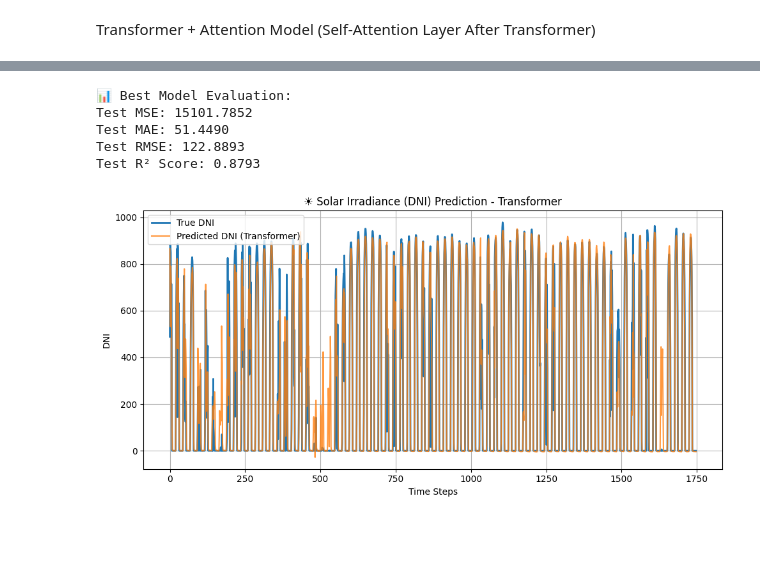
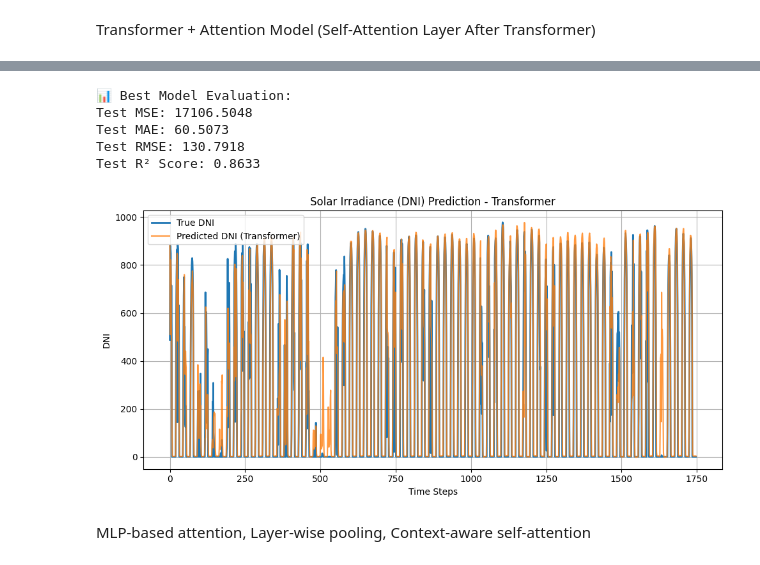
Before and after one commit to maimuna-noshin/Solar-irradiance-Load-demand-EV-demand-prediction-for-cost-effective-energy-flow, a Jupyter notebook: GRU_SOLAR.ipynb, the cells around one changed output, grey strips where cells are left out. Saved outputs shown, nothing was run; the diff lists cells and outputs as text; code cells hidden in the pictures; blank space fills up the shorter version.

Commit message:
attention layer updated

```diff
--- a/GRU_SOLAR.ipynb
+++ b/GRU_SOLAR.ipynb
@@ -863,7 +865,7 @@ class AttentionPooling(nn.Module):
 
 # Transformer Regressor with Attention Pooling
 class TransformerAttentionRegressor(nn.Module):
-    def __init__(self, input_size, d_model=64, nhead=4, num_layers=2, dim_feedforward=128, dropout=0.1):
+    def __init__(self, input_size, d_model=64, nhead=4, num_layers=2, dim_feedforward=128, dropout=0.05):
         super().__init__()
         self.input_proj = nn.Linear(input_size, d_model)
         self.pos_encoder = PositionalEncoding(d_model)
@@ -988,36 +990,38 @@ with torch.no_grad():
 y_pred_scaled = np.concatenate(y_pred_scaled)
 
 # Inverse scaling
 y_pred_trans = scaler_y.inverse_transform(y_pred_scaled).flatten()
 y_true_trans = scaler_y.inverse_transform(y_test.reshape(-1, 1)).flatten()
 
 # Metrics
 mse = mean_squared_error(y_true_trans, y_pred_trans)
 r2 = r2_score(y_true_trans, y_pred_trans)
 mae = mean_absolute_error(y_true_trans, y_pred_trans)
 rmse = np.sqrt(mse)
 
 print(f"\n📊 Best Model Evaluation:")
 print(f"Test MSE: {mse:.4f}")
 print(f"Test MAE: {mae:.4f}")
 print(f"Test RMSE: {rmse:.4f}")
 print(f"Test R² Score: {r2:.4f}")
 
 # Plot
 plt.figure(figsize=(10, 5))
 plt.plot(y_true_trans, label='True DNI', linewidth=2)
 plt.plot(y_pred_trans, label='Predicted DNI (Transformer)', alpha=0.8)
-plt.title('☀️ Solar Irradiance (DNI) Prediction - Transformer')
+plt.title('Solar Irradiance (DNI) Prediction - Transformer')
 plt.xlabel('Time Steps')
 plt.ylabel('DNI')
 plt.legend()
 plt.tight_layout()
 plt.grid(True)
 plt.show()
 # %% [output]
 📊 Best Model Evaluation:
-Test MSE: 15101.7852
-Test MAE: 51.4490
-Test RMSE: 122.8893
-Test R² Score: 0.8793
+Test MSE: 17106.5048
+Test MAE: 60.5073
+Test RMSE: 130.7918
+Test R² Score: 0.8633
-[figure, old version]
+[figure, new version]
+# %% [markdown]
+MLP-based attention, Layer-wise pooling, Context-aware self-attention
```
Also changed, not shown: parts of 13 cells of this notebook.
